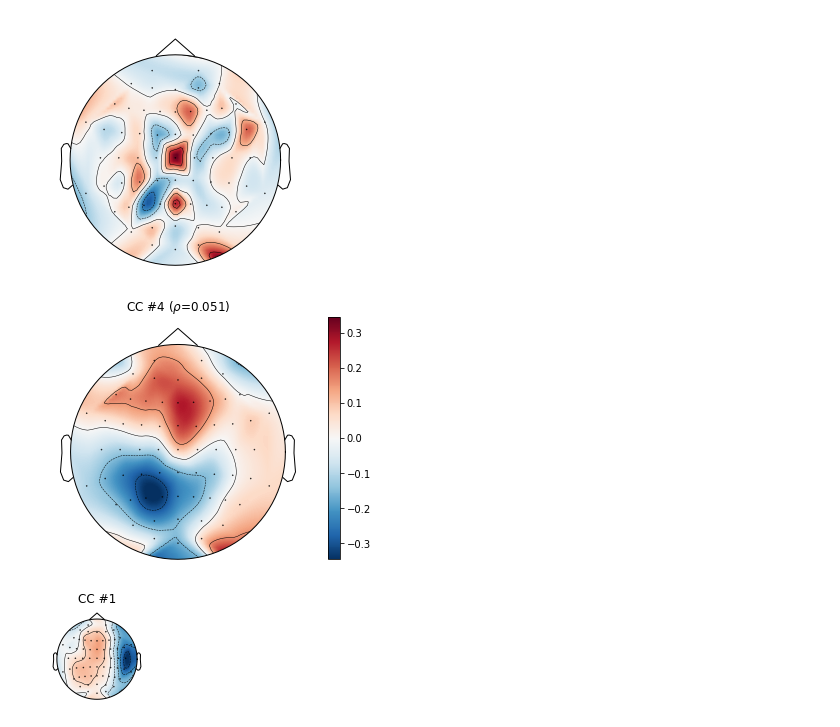
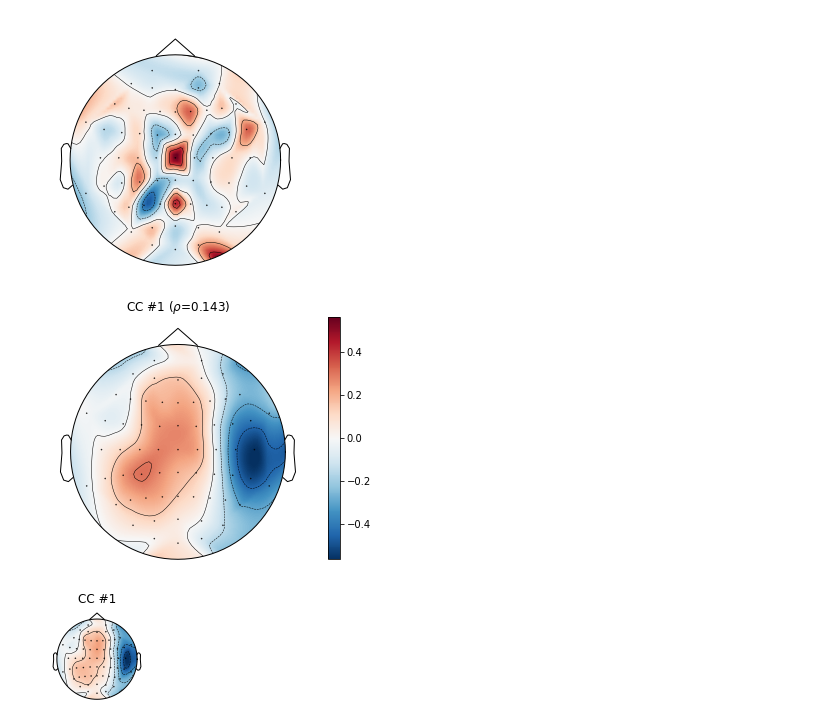
Before and after one commit to Hugo-W/pyEEG, a Jupyter notebook: docs/source/examples/CCA_envelope_p4.ipynb, the cells around one changed output. Drawn from its saved outputs; the diff is of its cells as text; code cells hidden in the pictures.

```diff
--- a/docs/source/examples/CCA_envelope_p4.ipynb
+++ b/docs/source/examples/CCA_envelope_p4.ipynb
@@ -110,7 +110,7 @@ cca.plot_spatial_filter(info,comp=3)
 # %% [output]
 [figure]
 # %%
-cca.plot_corr(cca.X, cca.y, info, comp=3)
+cca.plot_corr(info, comp=0)
 # %% [output]
-[figure, old version]
+[figure, new version]
 # %%
```
Also changed, not shown: parts of 6 cells of this notebook, 1 other file.
